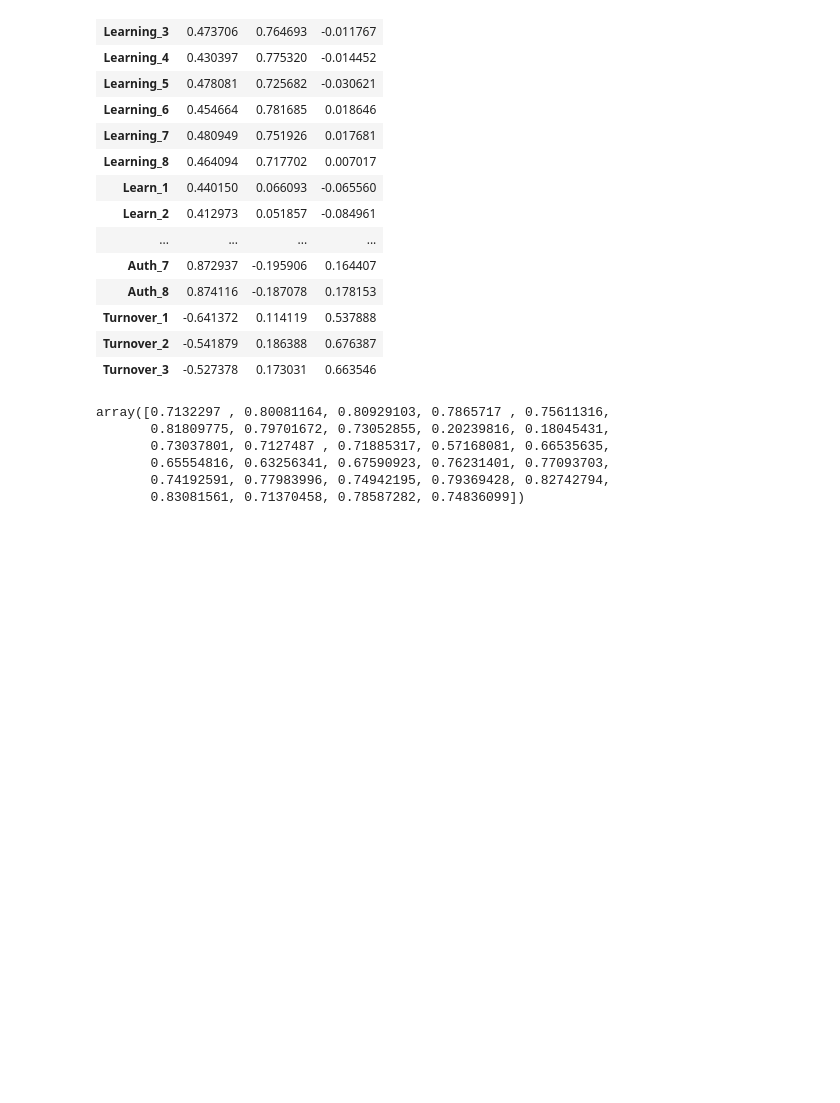
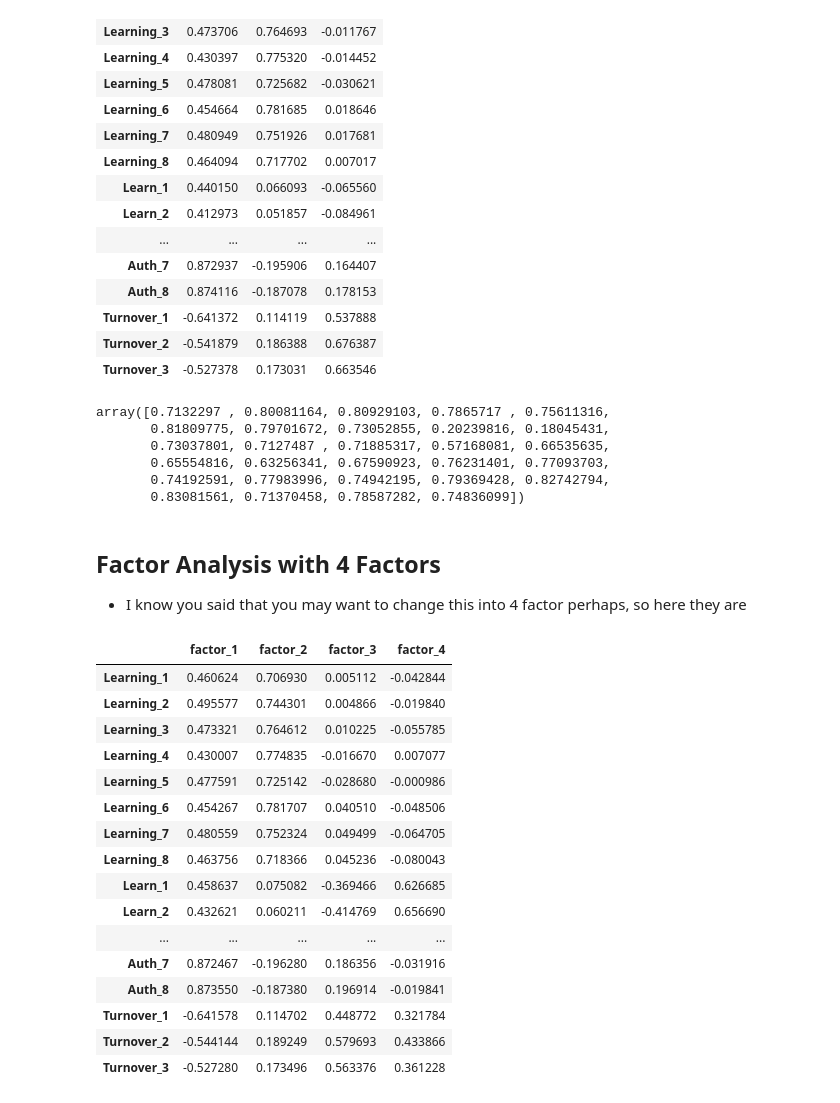
Before and after one commit to sam-cannon/AOM, a Jupyter notebook: AOM_Measure_Data.ipynb, the cells around one changed output. Saved outputs shown, nothing was run; the diff lists cells and outputs as text; code cells hidden in the pictures; blank space fills up the shorter version.

```diff
--- a/AOM_Measure_Data.ipynb
+++ b/AOM_Measure_Data.ipynb
@@ -205,5 +213,38 @@ array([0.7132297 , 0.80081164, 0.80929103, 0.7865717 , 0.75611316,
        0.65554816, 0.63256341, 0.67590923, 0.76231401, 0.77093703,
        0.74192591, 0.77983996, 0.74942195, 0.79369428, 0.82742794,
        0.83081561, 0.71370458, 0.78587282, 0.74836099])
+# %% [markdown]
+## Factor Analysis with 4 Factors
+- I know you said that you may want to change this into 4 factor perhaps, so here they are
+# %%
+#looking at factor loadings with 4 factors
+
+#instantiate the model
+fa_2 = FactorAnalyzer(n_factors = 4, rotation=None)
+fa_2.fit(features)
+
+#create a dataframe with factor loadings
+loadings = pd.DataFrame(fa_2.loadings_)
+loadings.index = features.columns
+loadings.columns = ['factor_1', 'factor_2', 'factor_3', 'factor_4']
+loadings
+# %% [output]
+|  | factor_1 | factor_2 | factor_3 | factor_4 |
+| Learning_1 | 0.460624 | 0.706930 | 0.005112 | -0.042844 |
+| Learning_2 | 0.495577 | 0.744301 | 0.004866 | -0.019840 |
+| Learning_3 | 0.473321 | 0.764612 | 0.010225 | -0.055785 |
+| Learning_4 | 0.430007 | 0.774835 | -0.016670 | 0.007077 |
+| Learning_5 | 0.477591 | 0.725142 | -0.028680 | -0.000986 |
+| Learning_6 | 0.454267 | 0.781707 | 0.040510 | -0.048506 |
+| Learning_7 | 0.480559 | 0.752324 | 0.049499 | -0.064705 |
+| Learning_8 | 0.463756 | 0.718366 | 0.045236 | -0.080043 |
+| Learn_1 | 0.458637 | 0.075082 | -0.369466 | 0.626685 |
+| Learn_2 | 0.432621 | 0.060211 | -0.414769 | 0.656690 |
+| ... | ... | ... | ... | ... |
+| Auth_7 | 0.872467 | -0.196280 | 0.186356 | -0.031916 |
+| Auth_8 | 0.873550 | -0.187380 | 0.196914 | -0.019841 |
+| Turnover_1 | -0.641578 | 0.114702 | 0.448772 | 0.321784 |
+| Turnover_2 | -0.544144 | 0.189249 | 0.579693 | 0.433866 |
+| Turnover_3 | -0.527280 | 0.173496 | 0.563376 | 0.361228 |
 # %%
 features.to_csv('factor_analysis_data.csv')
```
Also changed, not shown: parts of 7 cells of this notebook.
